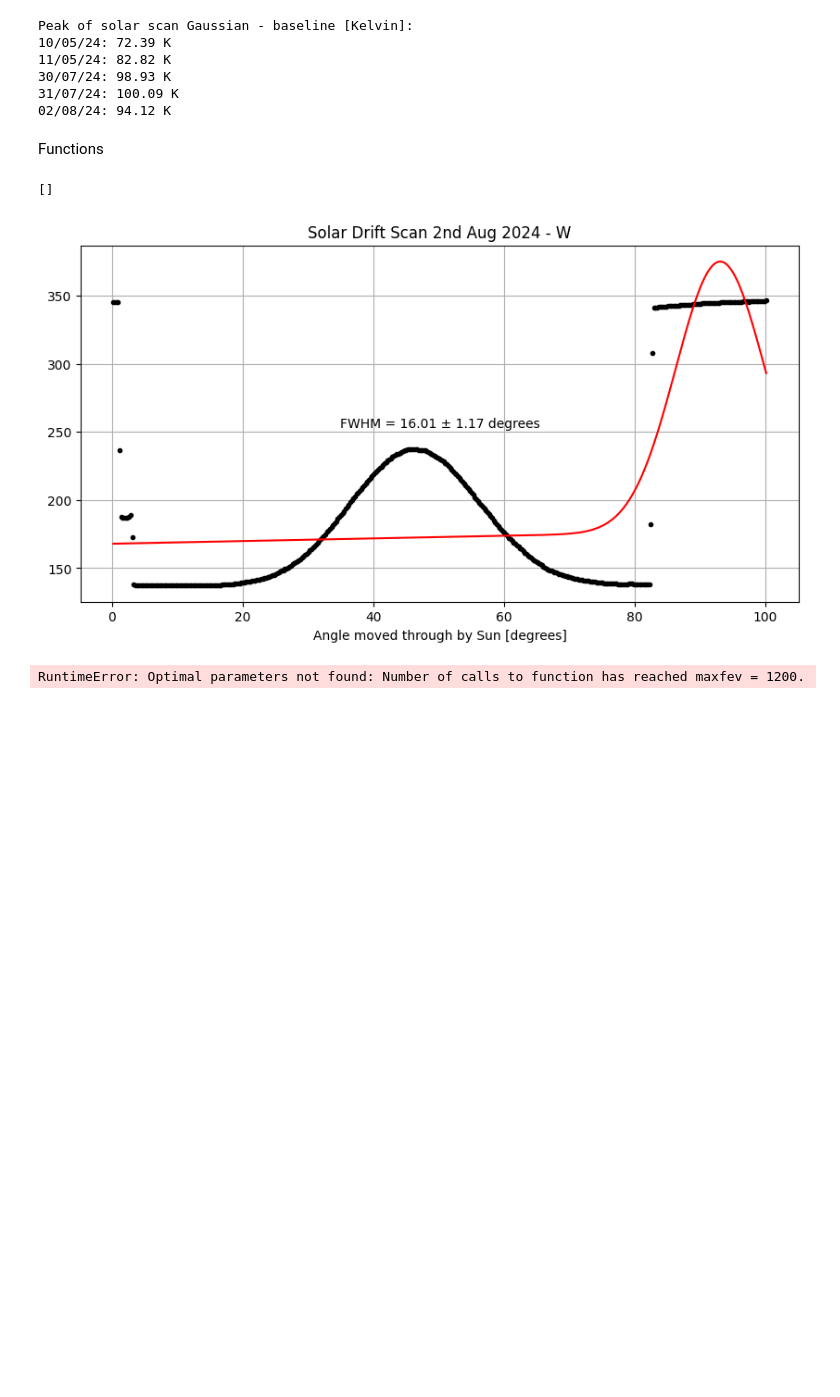
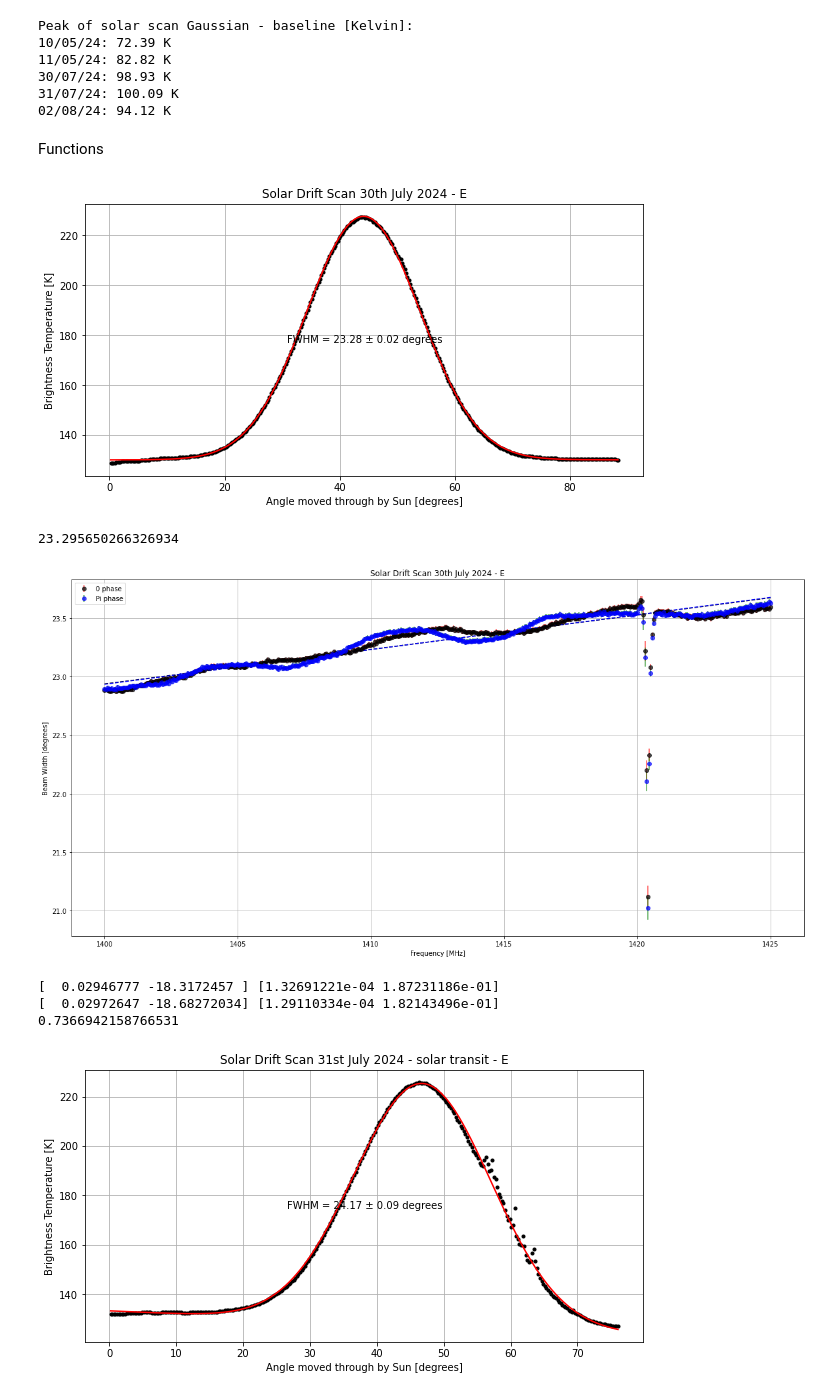
Before and after one commit to louis-hurrey/L-BASS, a Jupyter notebook: solar_transit_louis.ipynb, the cells around one changed output. Saved outputs shown, nothing was run; the diff lists cells and outputs as text; code cells hidden in the pictures; blank space fills up the shorter version.

Commit message:
cw masking, finished solar scan fucntion

```diff
--- a/solar_transit_louis.ipynb
+++ b/solar_transit_louis.ipynb
@@ -551,17 +551,34 @@ Peak of solar scan Gaussian - baseline [Kelvin]:
 # %% [markdown]
 Functions
 # %%
-def total_power_scan(transit):
+def total_power_scan(transit, cw, start, end):
 
     if transit.horn == 'E':
         int1 = 0
         int2 = 1
-    if transit.horn == 'W':
+        int3 = 2
+        int4 = 3
+    elif transit.horn == 'W':
         int1 = 2
         int2 = 3
+        int3 = 0
+        int4 = 1
 
     t, pwr = transit.get_data()
-    tot_pwr = np.average(pwr[int1,:,112:567], axis=1) *10.65 #10.65 is the conversion factor from au to Kelvin
+
+    if cw == 1:
+        cw_chan1 = np.argmax(pwr[int1][int(len(pwr[int1])/2), 112:567])
+        cw_chan2 = np.argmax(pwr[int3][int(len(pwr[int3])/2), 112:567])
+        print(cw_chan1, cw_chan2)
+        for i in range(0,len(pwr[int1])):
+            for j in range(cw_chan1 - 2 + 112, cw_chan1 + 2 + 112):
+                pwr[int1][i, j] = np.nan
+                pwr[int2][i, j] = np.nan
+            for j in range(cw_chan2 - 2 + 112, cw_chan2 + 2 + 112):
+                pwr[int1][i, j] = np.nan
+                pwr[int2][i, j] = np.nan
+
+    tot_pwr = np.nanmean(pwr[int1,start:end,112:567], axis=1) *10.65 #10.65 is the conversion factor from au to Kelvin
     angle = np.cos(transit.dec_mid*np.pi/180)*np.linspace(1,len(tot_pwr),len(tot_pwr)) * 360/(60*24)
 
     popt, pcov = gaussian_with_baseline_fitting(angle, tot_pwr)
@@ -575,7 +592,7 @@ def total_power_scan(transit):
     plt.plot(angle, tot_pwr, "k.")
     plt.plot(np.linspace(np.min(angle), np.max(angle), 1000), gaussian_with_baseline(np.linspace(np.min(angle), np.max(angle), 1000), *popt), "r")
     plt.xlabel('Angle moved through by Sun [degrees]')
-    #plt.ylabel('Normalised Power')
+    plt.ylabel('Brightness Temperature [K]')
     plt.grid(True)
     plt.title("Solar Drift Scan {0} - {1}".format(transit.date, transit.horn))
     plt.annotate(f"FWHM = {fwhm:.2f} ± {fwhm_error:.2f} degrees", (0.5, 0.5), xycoords='axes fraction', ha='center', va='center')
@@ -586,15 +603,15 @@ def total_power_scan(transit):
     freq = np.linspace(1400, 1425, 457)
 
     for i in range(112, 569):
-        chnl_pwr = pwr[int1][:,i]
-        trimmed_pwr = chnl_pwr
+        chnl_pwr = pwr[int1][start:end,i]
+        trimmed_pwr = np.nan_to_num(chnl_pwr, nan=0.0)
         popt, pcov = gaussian_with_baseline_fitting(angle, trimmed_pwr)
         fwhm_freq[i-112][0] = popt[2]
         fwhm_freq_error[i-112][0] = np.sqrt(np.diag(pcov)[2])
 
     for i in range(112, 569):
-        chnl_pwr = pwr[int2][:,i]
-        trimmed_pwr = chnl_pwr
+        chnl_pwr = pwr[int2][start:end,i]
+        trimmed_pwr = np.nan_to_num(chnl_pwr, nan=0.0)
         popt, pcov = gaussian_with_baseline_fitting(angle, trimmed_pwr)
         fwhm_freq[i-112][1] = popt[2]
         fwhm_freq_error[i-112][1] = np.sqrt(np.diag(pcov)[2])
@@ -614,15 +631,25 @@ def total_power_scan(transit):
     plt.ylabel('Beam Width [degrees]')
     plt.grid(True)
     plt.title("Solar Drift Scan {0} - {1}".format(transit.date, transit.horn))
+    #plt.ylim(14,15)
     plt.legend()
     plt.show()
 
     print(line_fit_0, line_errors_0)
     print(line_fit_1, line_errors_1)
     print(line_fit_0[0]*25)
-# %%
-total_power_scan(transits[2])
-# %% [output]
-[]
-[figure, removed]
-RuntimeError: Optimal parameters not found: Number of calls to function has reached maxfev = 1200.
+# %%
+total_power_scan(transits[0], 0, 10, -1)
+total_power_scan(transits[1], 0, 0, 320)
+total_power_scan(transits[2], 0, 20, 340)
+total_power_scan(transits[3], 1, 0, -1)
+total_power_scan(transits[4], 1, 0, -1)
+total_power_scan(transits[5], 1, 0, -1)
+# %% [output]
+[figure, added]
+23.295650266326934
+[figure, added]
+[  0.02946777 -18.3172457 ] [1.32691221e-04 1.87231186e-01]
+[  0.02972647 -18.68272034] [1.29110334e-04 1.82143496e-01]
+0.7366942158766531
+[figure, added]
```
Also changed, not shown: parts of 6 cells of this notebook, 1 other file.
